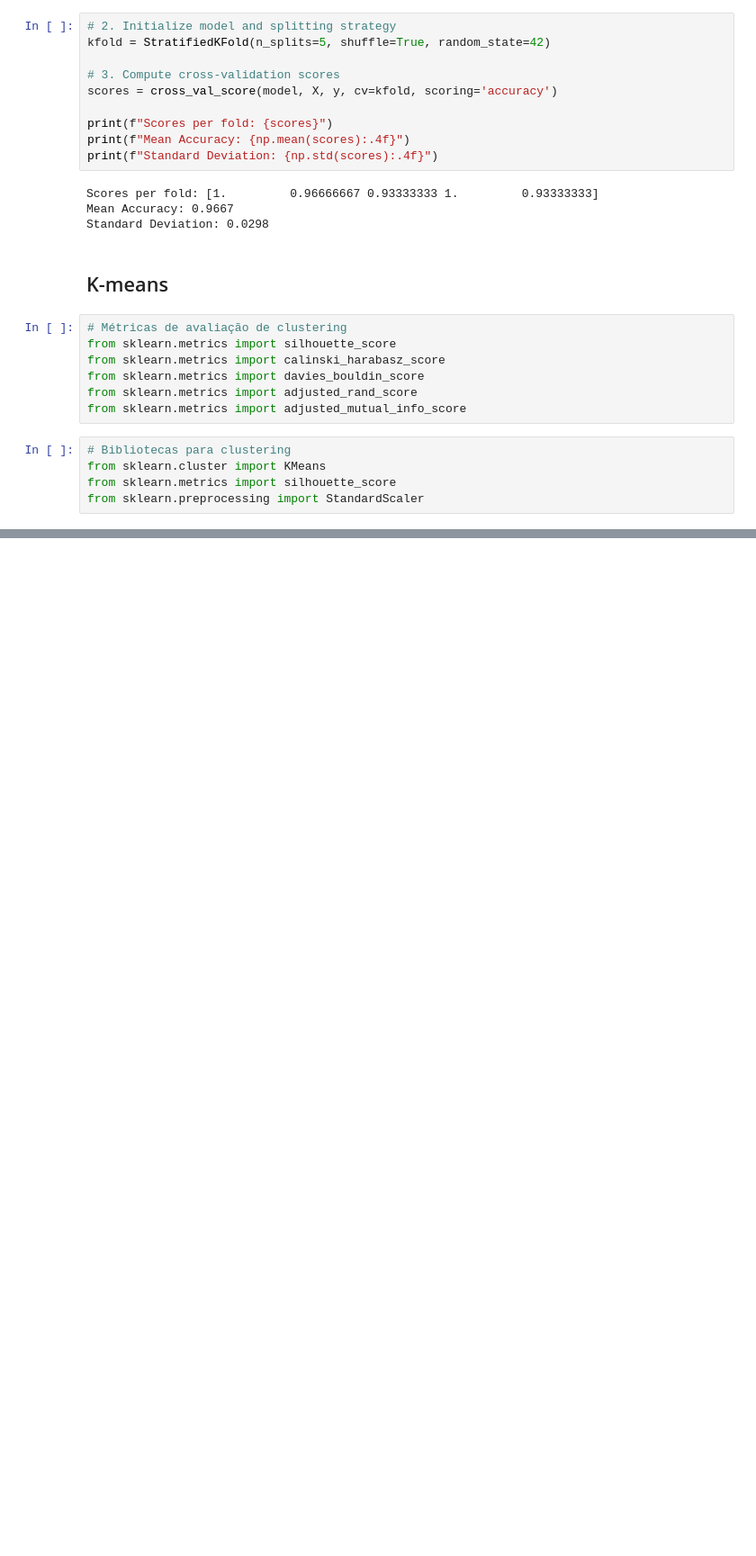
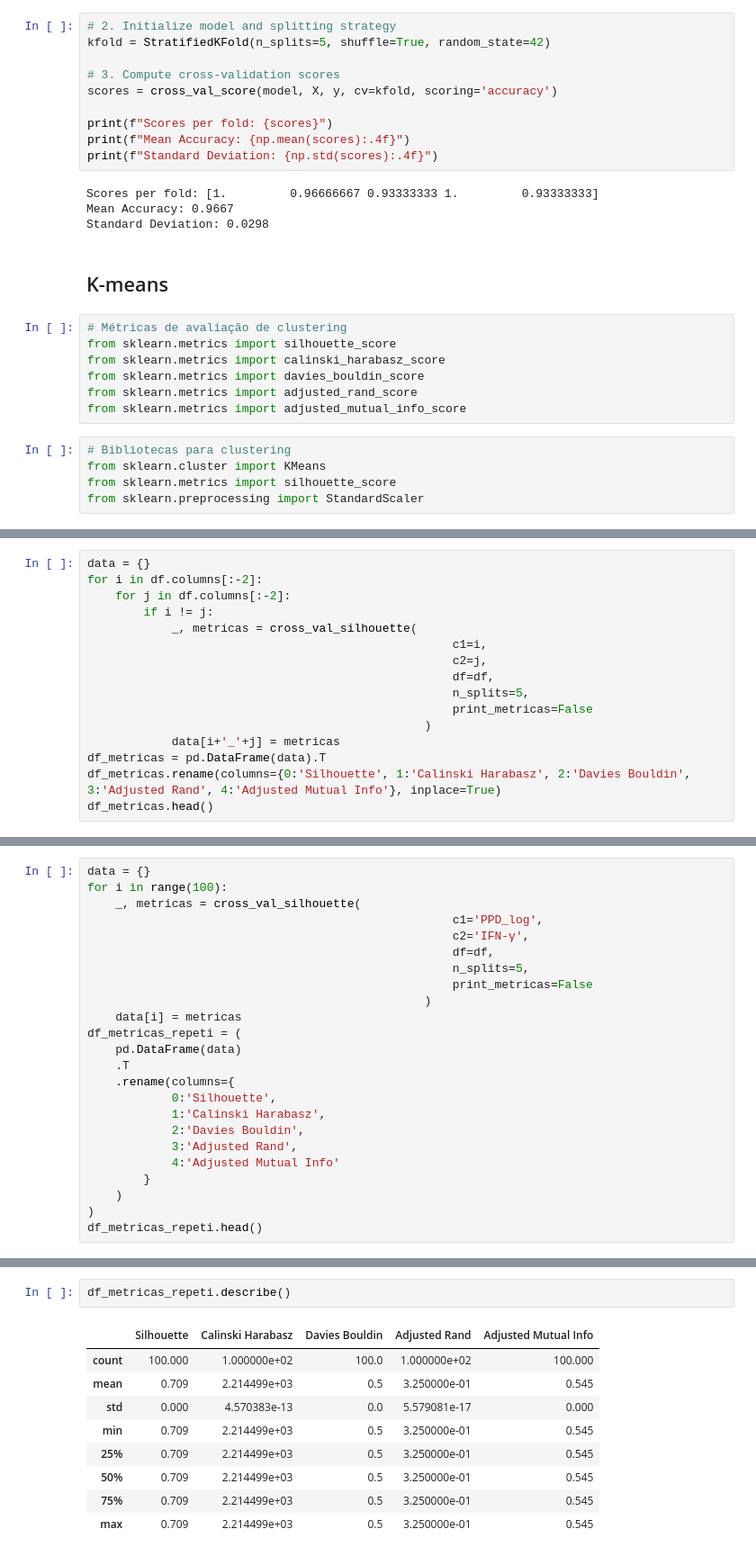
Before and after one commit to Laboratorio-de-Analise-de-Dados/disciplina_python_ml, a Jupyter notebook: dev/script/aulas_teoricas/07-aula-09-01-treinamento_cluster_2025-02-17.ipynb, the cells around one changed output, grey strips where cells are left out. Shown at 90% size. Drawn from its saved outputs; the diff is of its cells as text; blank space fills up the shorter version.

```diff
--- a/dev/script/aulas_teoricas/07-aula-09-01-treinamento_cluster_2025-02-17.ipynb
+++ b/dev/script/aulas_teoricas/07-aula-09-01-treinamento_cluster_2025-02-17.ipynb
@@ -764,0 +853,16 @@ cross_val_silhouette(
+# %%
+data = {}
+for i in df.columns[:-2]:
+    for j in df.columns[:-2]:
+        if i != j:
+            _, metricas = cross_val_silhouette(
+                                                    c1=i,
+                                                    c2=j,
+                                                    df=df,
+                                                    n_splits=5,
+                                                    print_metricas=False
+                                                )
+            data[i+'_'+j] = metricas
+df_metricas = pd.DataFrame(data).T
+df_metricas.rename(columns={0:'Silhouette', 1:'Calinski Harabasz', 2:'Davies Bouldin', 3:'Adjusted Rand', 4:'Adjusted Mutual Info'}, inplace=True)
+df_metricas.head()
@@ -764,0 +876,24 @@ cross_val_silhouette(
+# %%
+data = {}
+for i in range(100):
+    _, metricas = cross_val_silhouette(
+                                                    c1='PPD_log',
+                                                    c2='IFN-γ',
+                                                    df=df,
+                                                    n_splits=5,
+                                                    print_metricas=False
+                                                )
+    data[i] = metricas
+df_metricas_repeti = (
+    pd.DataFrame(data)
+    .T
+    .rename(columns={
+            0:'Silhouette',
+            1:'Calinski Harabasz',
+            2:'Davies Bouldin',
+            3:'Adjusted Rand',
+            4:'Adjusted Mutual Info'
+        }
+    )
+)
+df_metricas_repeti.head()
@@ -764,0 +907,12 @@ cross_val_silhouette(
+# %%
+df_metricas_repeti.describe()
+# %% [output]
+|  | Silhouette | Calinski Harabasz | Davies Bouldin | Adjusted Rand | Adjusted Mutual Info |
+| count | 100.000 | 1.000000e+02 | 100.0 | 1.000000e+02 | 100.000 |
+| mean | 0.709 | 2.214499e+03 | 0.5 | 3.250000e-01 | 0.545 |
+| std | 0.000 | 4.570383e-13 | 0.0 | 5.579081e-17 | 0.000 |
+| min | 0.709 | 2.214499e+03 | 0.5 | 3.250000e-01 | 0.545 |
+| 25% | 0.709 | 2.214499e+03 | 0.5 | 3.250000e-01 | 0.545 |
+| 50% | 0.709 | 2.214499e+03 | 0.5 | 3.250000e-01 | 0.545 |
+| 75% | 0.709 | 2.214499e+03 | 0.5 | 3.250000e-01 | 0.545 |
+| max | 0.709 | 2.214499e+03 | 0.5 | 3.250000e-01 | 0.545 |
```
Also changed, not shown: parts of 21 cells of this notebook, 4 other files.
